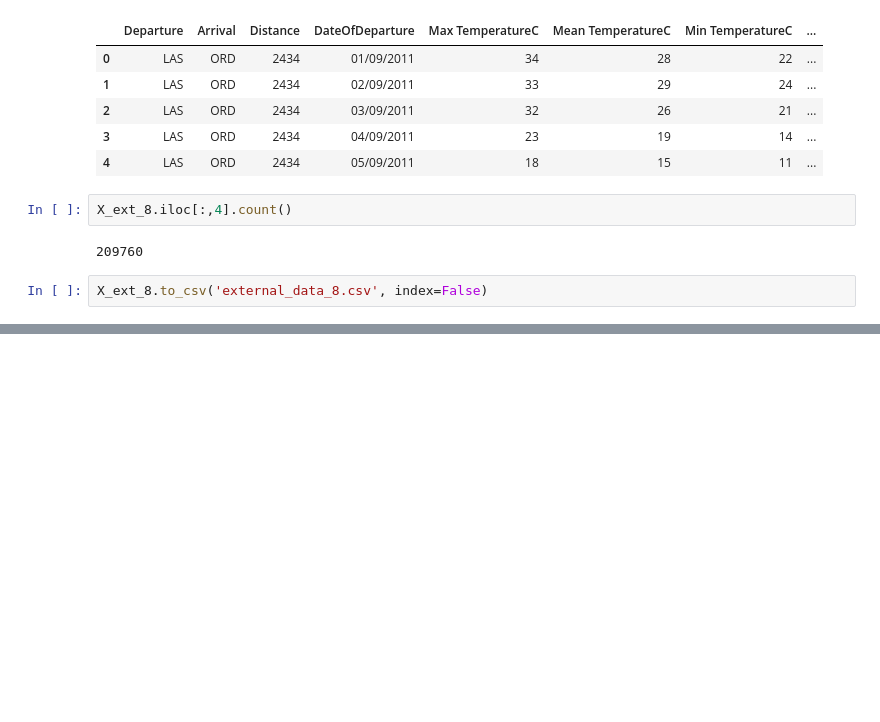
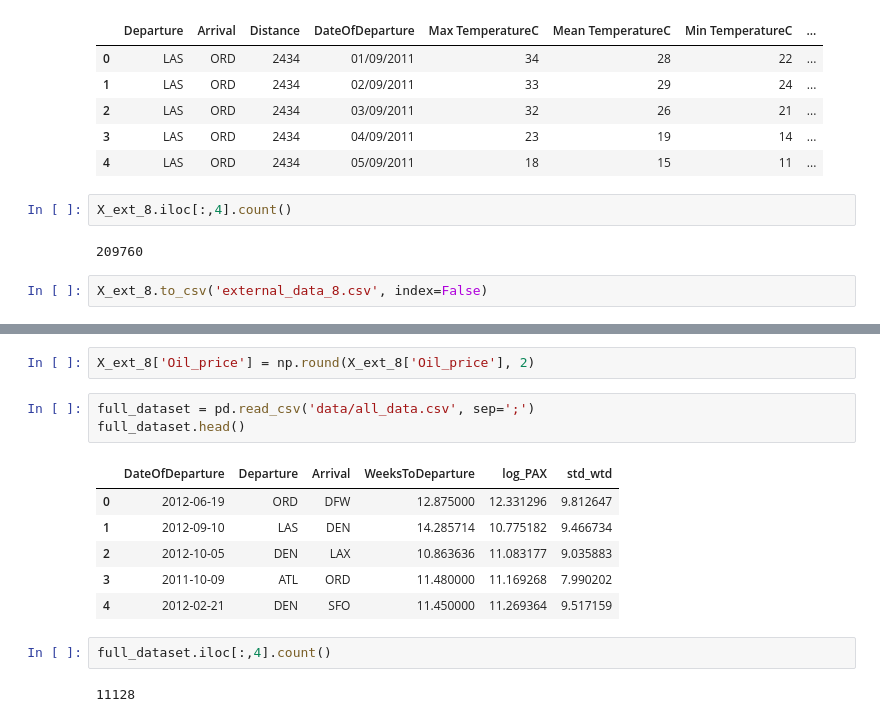
Before and after one commit to AdrienToulouse/Predicting_air_traffic, a Jupyter notebook: External_data.ipynb, the cells around one changed output, grey strips where cells are left out. Cells and saved outputs as stored; diff of their text form; blank space fills up the shorter version.

```diff
--- a/External_data.ipynb
+++ b/External_data.ipynb
@@ -304,0 +311,16 @@ X_ext_8.to_csv('external_data_8.csv', index=False)
+# %%
+X_ext_8['Oil_price'] = np.round(X_ext_8['Oil_price'], 2)
+# %%
+full_dataset = pd.read_csv('data/all_data.csv', sep=';')
+full_dataset.head()
+# %% [output]
+|  | DateOfDeparture | Departure | Arrival | WeeksToDeparture | log_PAX | std_wtd |
+| 0 | 2012-06-19 | ORD | DFW | 12.875000 | 12.331296 | 9.812647 |
+| 1 | 2012-09-10 | LAS | DEN | 14.285714 | 10.775182 | 9.466734 |
+| 2 | 2012-10-05 | DEN | LAX | 10.863636 | 11.083177 | 9.035883 |
+| 3 | 2011-10-09 | ATL | ORD | 11.480000 | 11.169268 | 7.990202 |
+| 4 | 2012-02-21 | DEN | SFO | 11.450000 | 11.269364 | 9.517159 |
+# %%
+full_dataset.iloc[:,4].count()
+# %% [output]
+11128
```
Also changed, not shown: parts of 9 cells of this notebook, 9 other files.
